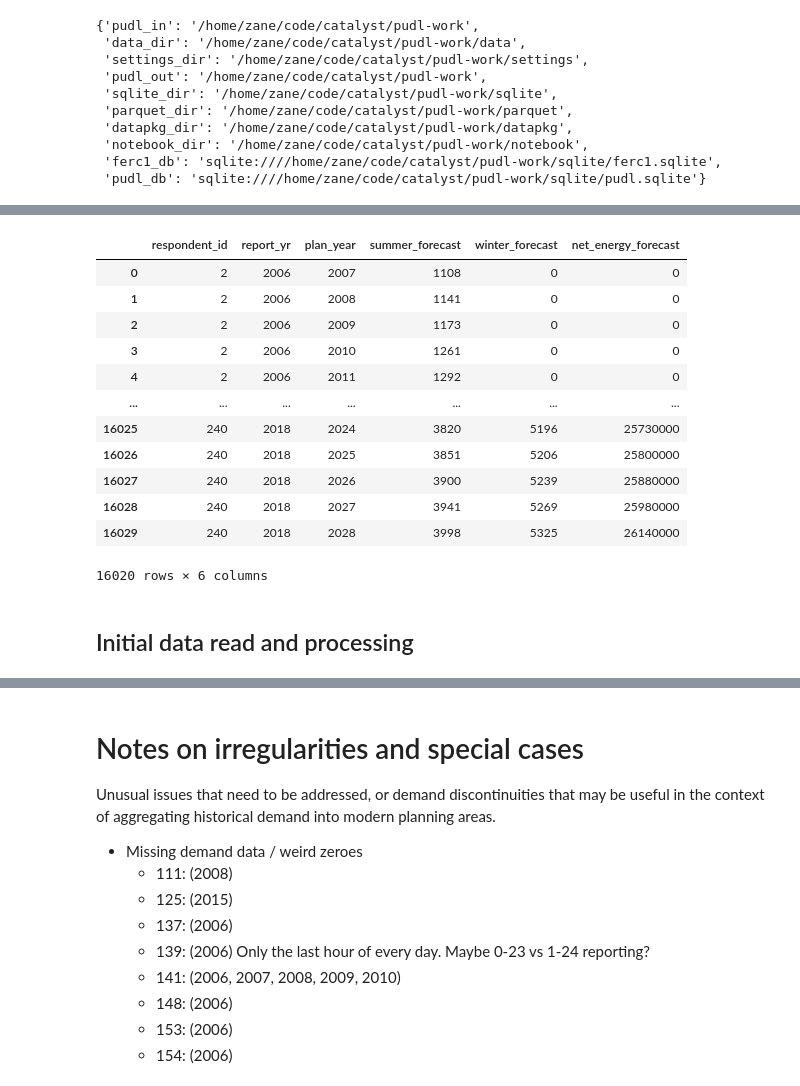
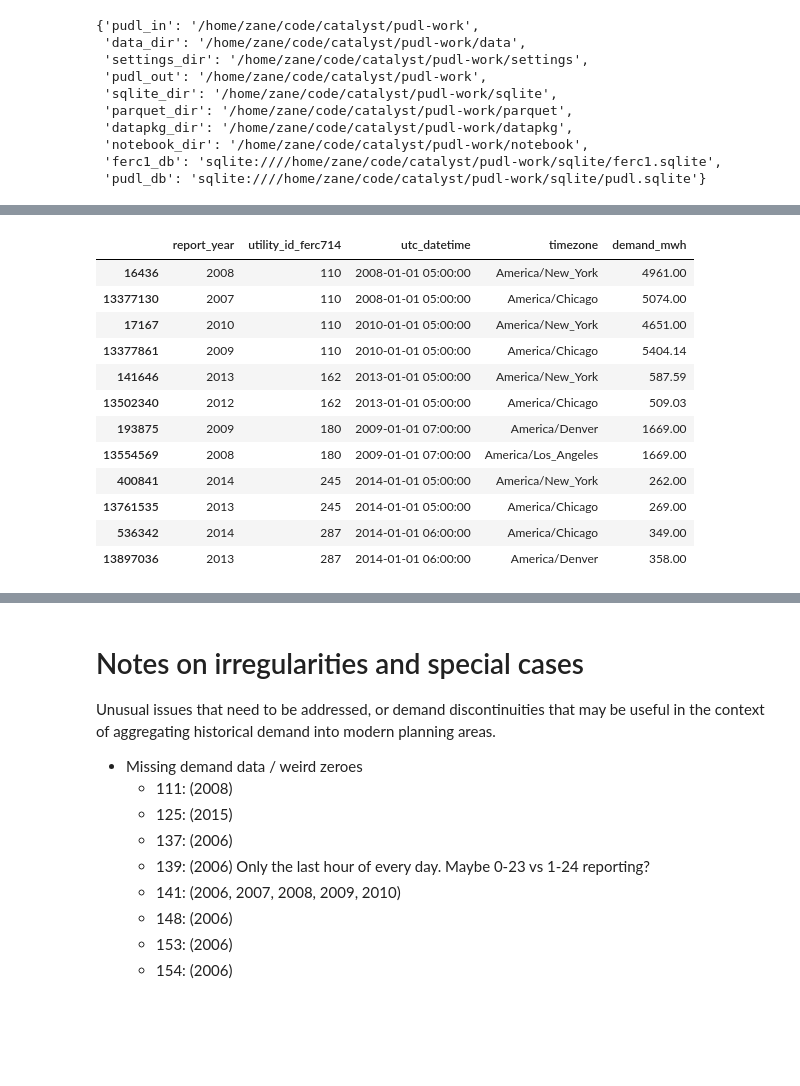
Before and after one commit to catalyst-cooperative/electricity-demand-mapping, a Jupyter notebook: notebooks/ferc714.ipynb, the cells around one changed output, grey strips where cells are left out. Cells and saved outputs as stored; diff of their text form; code cells hidden in the pictures; blank space fills up the shorter version.

```diff
--- a/notebooks/ferc714.ipynb
+++ b/notebooks/ferc714.ipynb
@@ -54,4 +90,18 @@ pudl_settings
 # %%
 %%time
-raw_dfs = pudl.extract.ferc714.extract(pudl_settings=pudl_settings)
+tables = (
+    "respondent_id_ferc714",
+    "id_certification_ferc714",
+    "ba_gen_plants_ferc714",
+    "ba_demand_monthly_ferc714",
+    "ba_net_energy_load_ferc714",
+    "adjacent_bas_ferc714",
+    "ba_interchange_ferc714",
+    "ba_lambda_hourly_ferc714",
+    "lambda_description_ferc714",
+    "pa_description_ferc714",
+    "pa_demand_forecast_ferc714",
+    "pa_demand_hourly_ferc714",
+)
+raw_dfs = pudl.extract.ferc714.extract(pudl_settings=pudl_settings, tables=tables)
 # %% [output]
@@ -72,18 +122,4 @@ Wall time: 4.27 s
 # %%
 %%time
-tables = (
-    "respondent_id_ferc714",
-    "id_certification_ferc714",
-    "ba_gen_plants_ferc714",
-    "ba_demand_monthly_ferc714",
-    "ba_net_energy_load_ferc714",
-    "adjacent_bas_ferc714",
-    "ba_interchange_ferc714",
-    "ba_lambda_hourly_ferc714",
-    "lambda_description_ferc714",
-    "pa_description_ferc714",
-    "pa_demand_forecast_ferc714",
-    "pa_demand_hourly_ferc714",
-)
-tf_dfs = pudl.transform.ferc714.transform(ferc714_raw_dfs, tables=tables)
+tf_dfs = pudl.transform.ferc714.transform(raw_dfs, tables=tables)
 # %% [output]
@@ -107,18 +142,0 @@ Wall time: 6min 2s
-# %%
-tf_dfs[tables[-1]]
-# %% [output]
-|  | respondent_id | report_yr | plan_year | summer_forecast | winter_forecast | net_energy_forecast |
-| 0 | 2 | 2006 | 2007 | 1108 | 0 | 0 |
-| 1 | 2 | 2006 | 2008 | 1141 | 0 | 0 |
-| 2 | 2 | 2006 | 2009 | 1173 | 0 | 0 |
-| 3 | 2 | 2006 | 2010 | 1261 | 0 | 0 |
-| 4 | 2 | 2006 | 2011 | 1292 | 0 | 0 |
-| ... | ... | ... | ... | ... | ... | ... |
-| 16025 | 240 | 2018 | 2024 | 3820 | 5196 | 25730000 |
-| 16026 | 240 | 2018 | 2025 | 3851 | 5206 | 25800000 |
-| 16027 | 240 | 2018 | 2026 | 3900 | 5239 | 25880000 |
-| 16028 | 240 | 2018 | 2027 | 3941 | 5269 | 25980000 |
-| 16029 | 240 | 2018 | 2028 | 3998 | 5325 | 26140000 |
-16020 rows × 6 columns
-# %% [markdown]
-## Initial data read and processing
@@ -127 +146,17 @@ respondents_ferc714 = pudl.transform.ferc714.respondents_ferc714(pudl_settings)
+# %%
+pa_demand[pa_demand.duplicated(["utility_id_ferc714", "utc_datetime"], keep=False)]
+# %% [output]
+|  | report_year | utility_id_ferc714 | utc_datetime | timezone | demand_mwh |
+| 16436 | 2008 | 110 | 2008-01-01 05:00:00 | America/New_York | 4961.00 |
+| 13377130 | 2007 | 110 | 2008-01-01 05:00:00 | America/Chicago | 5074.00 |
+| 17167 | 2010 | 110 | 2010-01-01 05:00:00 | America/New_York | 4651.00 |
+| 13377861 | 2009 | 110 | 2010-01-01 05:00:00 | America/Chicago | 5404.14 |
+| 141646 | 2013 | 162 | 2013-01-01 05:00:00 | America/New_York | 587.59 |
+| 13502340 | 2012 | 162 | 2013-01-01 05:00:00 | America/Chicago | 509.03 |
+| 193875 | 2009 | 180 | 2009-01-01 07:00:00 | America/Denver | 1669.00 |
+| 13554569 | 2008 | 180 | 2009-01-01 07:00:00 | America/Los_Angeles | 1669.00 |
+| 400841 | 2014 | 245 | 2014-01-01 05:00:00 | America/New_York | 262.00 |
+| 13761535 | 2013 | 245 | 2014-01-01 05:00:00 | America/Chicago | 269.00 |
+| 536342 | 2014 | 287 | 2014-01-01 06:00:00 | America/Chicago | 349.00 |
+| 13897036 | 2013 | 287 | 2014-01-01 06:00:00 | America/Denver | 358.00 |
 # %%
```
Also changed, not shown: parts of 27 cells of this notebook.
